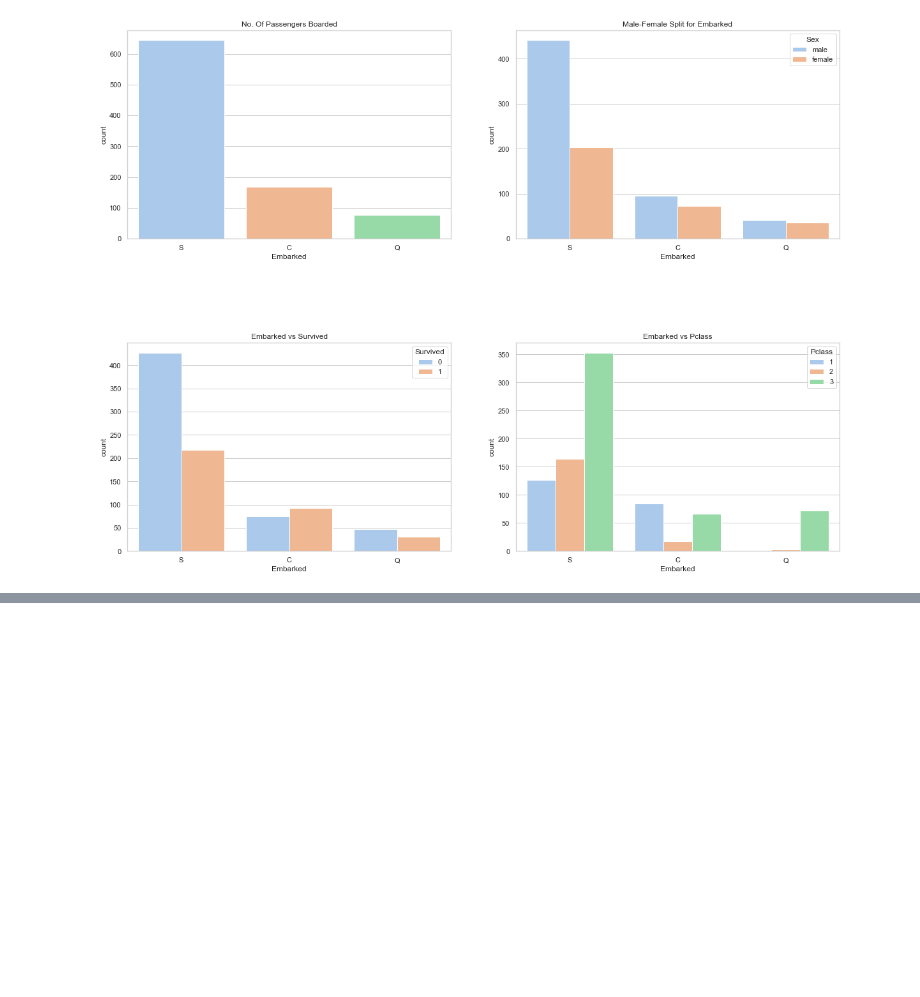
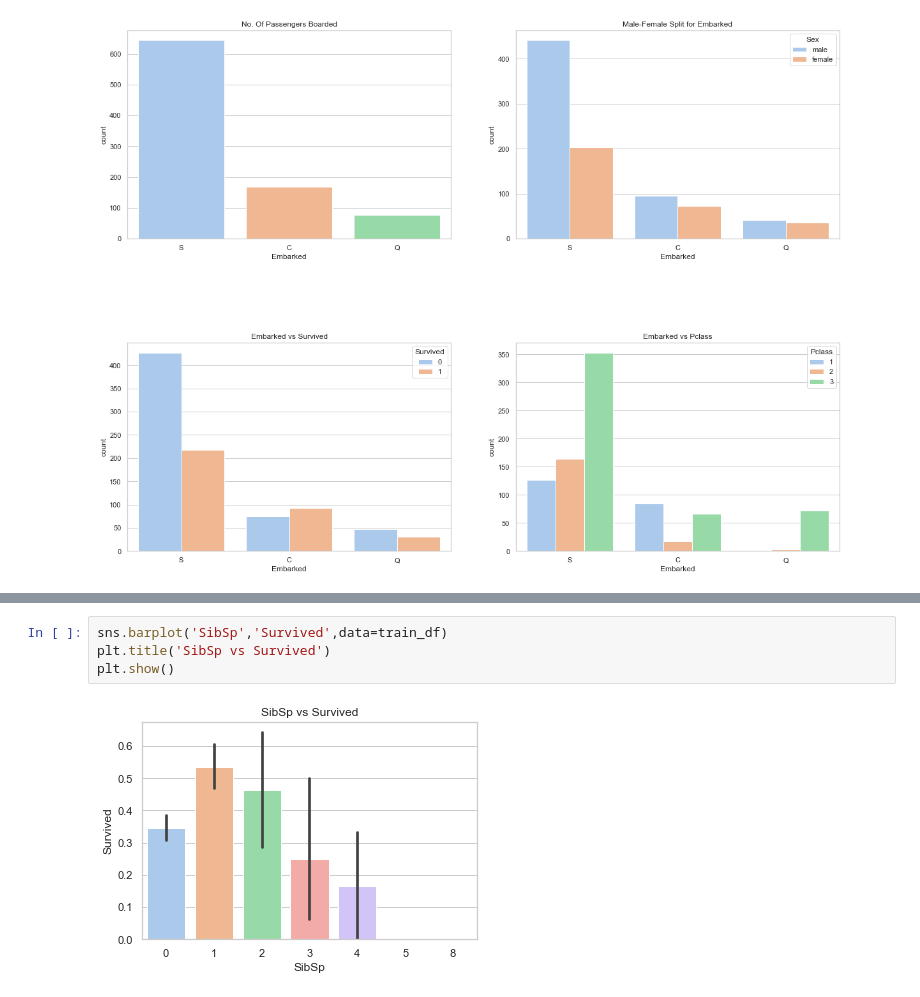
Before and after one commit to SBIK1219/CodingTest, a Jupyter notebook: Titanic_EDA.ipynb, the cells around one changed output, grey strips where cells are left out. Cells and saved outputs as stored; diff of their text form; blank space fills up the shorter version.

```diff
--- a/Titanic_EDA.ipynb
+++ b/Titanic_EDA.ipynb
@@ -309,0 +333,6 @@ plt.show()
+# %%
+sns.barplot('SibSp','Survived',data=train_df)
+plt.title('SibSp vs Survived')
+plt.show()
+# %% [output]
+[figure, added]
```
Also changed, not shown: parts of 22 cells of this notebook.
